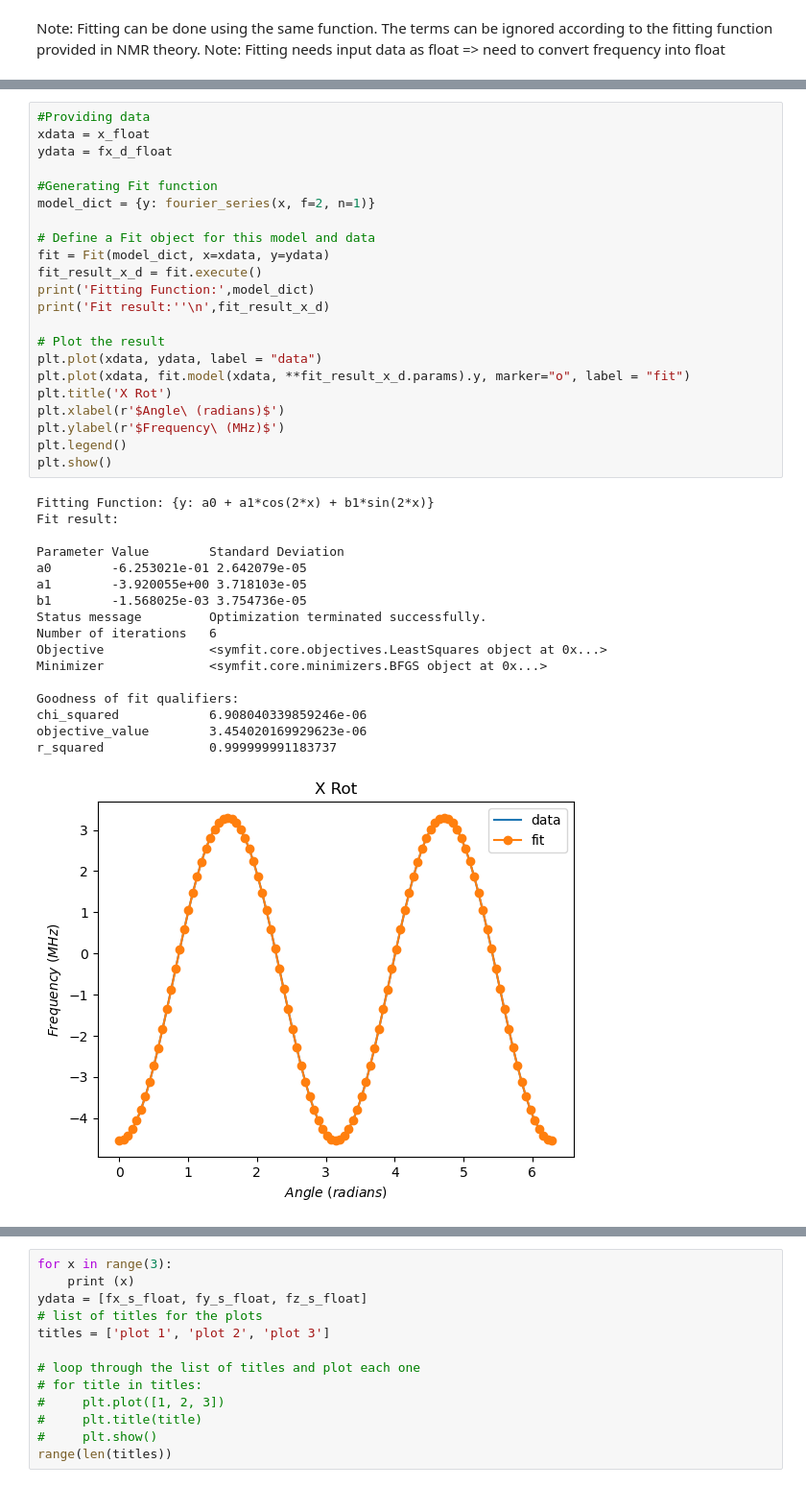
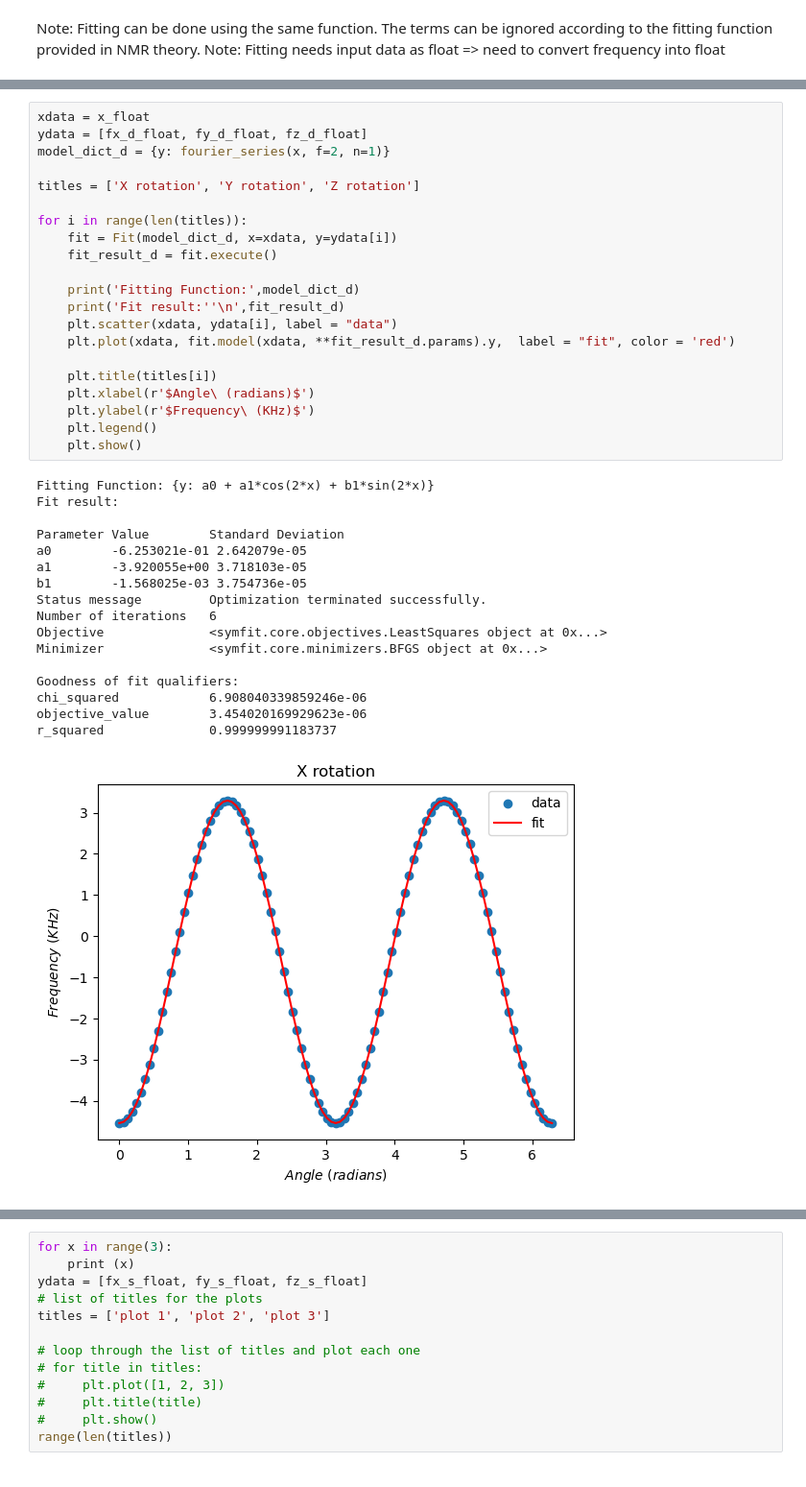
Before and after one commit to AstrobioShiva/Script_project, a Jupyter notebook: Python/Plotting/fourier_fit.ipynb, the cells around one changed output, grey strips where cells are left out. Shown: that part at 96% size. Drawn from its saved outputs; the diff is of its cells as text.

Commit message:
for loop for plots

```diff
--- a/Python/Plotting/fourier_fit.ipynb
+++ b/Python/Plotting/fourier_fit.ipynb
@@ -189,40 +214,39 @@ r_squared              1.0
 # %%
-#Providing data
 xdata = x_float
-ydata = fx_d_float
+ydata = [fx_d_float, fy_d_float, fz_d_float]
+model_dict_d = {y: fourier_series(x, f=2, n=1)}
 
-#Generating Fit function
-model_dict = {y: fourier_series(x, f=2, n=1)}
+titles = ['X rotation', 'Y rotation', 'Z rotation']
 
-# Define a Fit object for this model and data
-fit = Fit(model_dict, x=xdata, y=ydata)
-fit_result_x_d = fit.execute()
-print('Fitting Function:',model_dict)
-print('Fit result:''\n',fit_result_x_d)
+for i in range(len(titles)):
+    fit = Fit(model_dict_d, x=xdata, y=ydata[i])
+    fit_result_d = fit.execute()
 
-# Plot the result
-plt.plot(xdata, ydata, label = "data")
-plt.plot(xdata, fit.model(xdata, **fit_result_x_d.params).y, marker="o", label = "fit")
-plt.title('X Rot')
-plt.xlabel(r'$Angle\ (radians)$')
-plt.ylabel(r'$Frequency\ (MHz)$')
-plt.legend()
-plt.show()
+    print('Fitting Function:',model_dict_d)
+    print('Fit result:''\n',fit_result_d)
+    plt.scatter(xdata, ydata[i], label = "data")
+    plt.plot(xdata, fit.model(xdata, **fit_result_d.params).y,  label = "fit", color = 'red')
+
+    plt.title(titles[i])
+    plt.xlabel(r'$Angle\ (radians)$')
+    plt.ylabel(r'$Frequency\ (KHz)$')
+    plt.legend()
+    plt.show()
 # %% [output]
 Fitting Function: {y: a0 + a1*cos(2*x) + b1*sin(2*x)}
 Fit result:
 
 Parameter Value        Standard Deviation
 a0        -6.253021e-01 2.642079e-05
 a1        -3.920055e+00 3.718103e-05
 b1        -1.568025e-03 3.754736e-05
 Status message         Optimization terminated successfully.
 Number of iterations   6
 Objective              <symfit.core.objectives.LeastSquares object at 0x...>
 Minimizer              <symfit.core.minimizers.BFGS object at 0x...>
 
 Goodness of fit qualifiers:
 chi_squared            6.908040339859246e-06
 objective_value        3.454020169929623e-06
 r_squared              0.999999991183737
-[figure, old version]
+[figure, new version]
```
Also changed, not shown: parts of 28 cells of this notebook.
